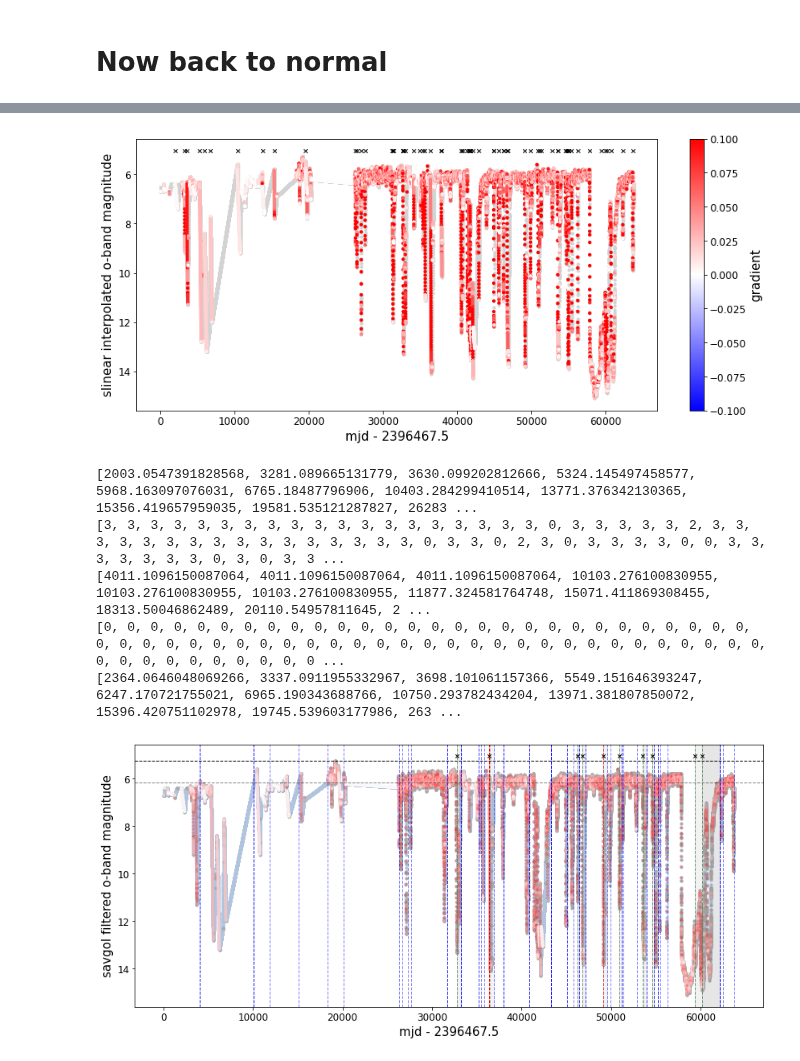
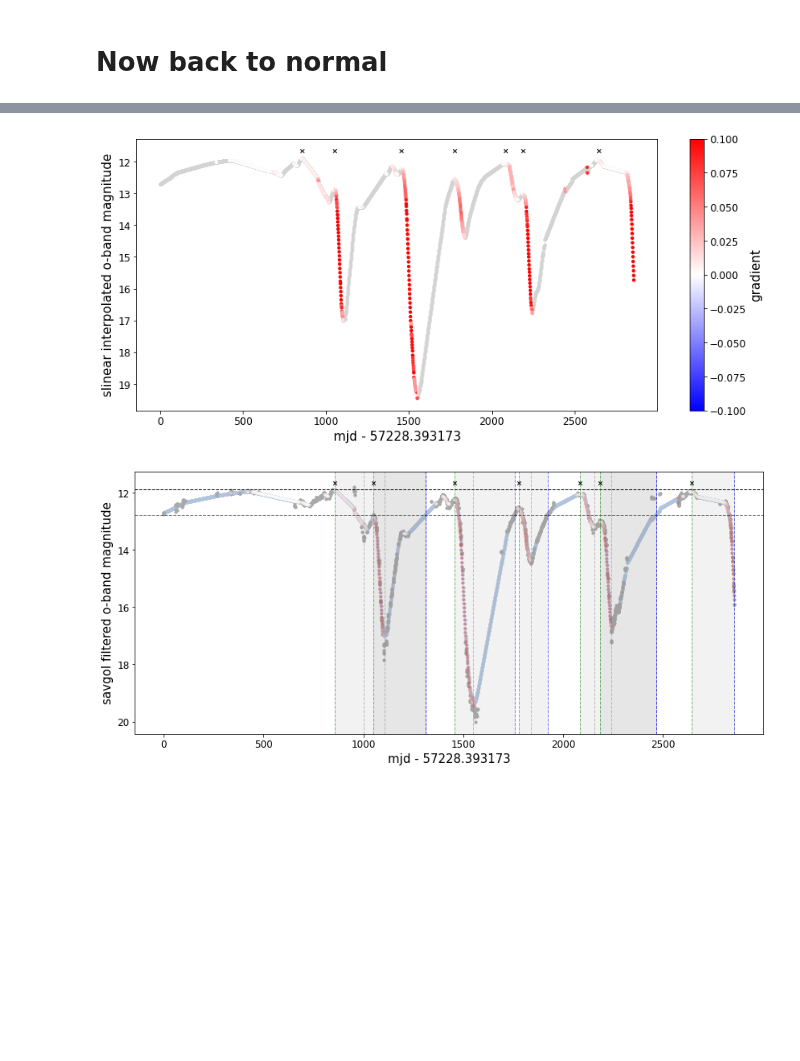
Before and after one commit to courtcraw/Notebooks, a Jupyter notebook: decline_detection.ipynb, the cells around one changed output, grey strips where cells are left out. Saved outputs shown, nothing was run; the diff lists cells and outputs as text; code cells hidden in the pictures; blank space fills up the shorter version.

Commit message:
nov8 - new cleaned up decline code notebook

```diff
--- a/decline_detection.ipynb
+++ b/decline_detection.ipynb
@@ -18,14 +18,16 @@ try Monotone interpolants https://docs.scipy.org/doc/scipy/tutorial/interpolate/
 # %%
 from scipy.interpolate import CubicSpline, PchipInterpolator, Akima1DInterpolator
 # %%
-# https://dsp.stackexchange.com/questions/1676/savitzky-golay-smoothing-filter-for-not-equally-spaced-data
+# https://dsp.stackexchange.com/questions/1676/savitzky-golay-
+#smoothing-filter-for-not-equally-spaced-data
 
 def non_uniform_savgol(x, y, window, polynom):
     """
     Applies a Savitzky-Golay filter to y with non-uniform spacing
     as defined in x
 
-    This is based on https://dsp.stackexchange.com/questions/1676/savitzky-golay-smoothing-filter-for-not-equally-spaced-data
+    This is based on https://dsp.stackexchange.com/questions/1676/
+    savitzky-golay-smoothing-filter-for-not-equally-spaced-data
     The borders are interpolated like scipy.signal.savgol_filter would do
 
     Parameters
@@ -197,12 +179,12 @@ oband
 # %%
-# atlas = pd.read_csv('../data/RCB_LC_FORTESTING/2023-06-15_WISEJ194218.38-203247.5_ATLAS.csv')
+atlas = pd.read_csv('../data/RCB_LC_FORTESTING/2023-06-15_WISEJ194218.38-203247.5_ATLAS.csv')
 # atlas = pd.read_csv('../data/RCB_LC_FORTESTING/2023-06-15_AOHer_ATLAS.csv')
 # atlas = pd.read_csv('../data/RCB_LC_FORTESTING/2023-06-19_ASAS-RCB-14_ATLAS.csv')
 # atlas = pd.read_csv('../data/RCB_LC_FORTESTING/2023-06-19_ASAS-RCB-16_ATLAS.csv')
 # atlas = pd.read_csv('../data/RCB_LC_FORTESTING/2023-06-19_ASAS-RCB-19_ATLAS.csv')
 # atlas = pd.read_csv('../data/RCB_LC_FORTESTING/2023-11-07_ASAS-RCB-21_ATLAS.csv')
 # atlas = pd.read_csv('../data/RCB_LC_FORTESTING/2023-11-07_ASAS-RCB-7_ATLAS.csv')
-atlas = pd.read_csv('../data/RCB_LC_FORTESTING/2023-11-07_EROS2-CG-RCB-10_ATLAS.csv')
+# atlas = pd.read_csv('../data/RCB_LC_FORTESTING/2023-11-07_EROS2-CG-RCB-10_ATLAS.csv')
 atlas
 # %% [output]
 |  | mjd | m | dm | ujy | dujy | f | err | reduced_chi | ra | dec | x | ... |
@@ -428,6 +414,7 @@ plt.show()
 # I think we can use that ATLAS saturates at around 11 mag # r ~ 12.5
 # and limiting mag is ~20
 local_std = np.std((iter_savgol_filtered-savgol_filtered_oband['m']))
+saturation_limit = 0#12
 saturation_mask = []
 halfwidth=5
 for i in range(0,len(iter_savgol_filtered)):
@@ -437,7 +424,7 @@ for i in range(0,len(iter_savgol_filtered)):
         saturation_mask.append(True)
     else:
         variation_window = np.max(np.abs(iter_savgol_filtered[i-halfwidth:i+halfwidth]-savgol_filtered_oband['m'][i-halfwidth:i+halfwidth]))
-        if variation_window > 0.1 and np.mean(savgol_filtered_oband['m'][i-halfwidth:i+halfwidth])<12:
+        if variation_window > 0.1 and np.mean(savgol_filtered_oband['m'][i-halfwidth:i+halfwidth])<saturation_limit:
     #         print('mask me')
             saturation_mask.append(False)
         else:
@@ -599,12 +586,12 @@ mjd_scale = savgol_filtered_oband['mjd'][0]
 # interpolation_function = sp.interpolate.interp1d(np.asarray(savgol_filtered_oband['mjd']-mjd_scale),
 #                                                  np.asarray(iter_savgol_filtered),
 #                                                  kind='cubic')
+interpolation_function = sp.interpolate.interp1d(np.asarray(savgol_filtered_oband['mjd']-mjd_scale),
+                                                 np.asarray(iter_savgol_filtered),
+                                                 kind='linear')
 # interpolation_function = sp.interpolate.interp1d(np.asarray(savgol_filtered_oband['mjd']-mjd_scale),
-#                                                  np.asarray(iter_savgol_filtered),
-#                                                  kind='slinear')
-interpolation_function = sp.interpolate.interp1d(np.asarray(savgol_filtered_oband['mjd']-mjd_scale),
-                                                 np.asarray(savgol_filtered_oband['m']),
-                                                 kind='linear')
+#                                                  np.asarray(savgol_filtered_oband['m']),
+#                                                  kind='linear')
 
 ### attempting monotone interpolants ###
 # interpolation_function = Akima1DInterpolator(np.asarray(savgol_filtered_oband['mjd']-mjd_scale),
@@ -1113,7 +1100,7 @@ plt.clim(-0.1,0.1)
 # plt.savefig('/Users/ccra8514/Desktop/decline_detect',bbox_inches='tight')
 plt.show()
 # %% [output]
-[figure, old version]
+[figure, new version]
 # %%
 plt.figure(figsize=(14,6))
 
@@ -1148,7 +1135,7 @@ for i in range(0,len(resample_time[decline_onset])):
     onset_time = resample_time[decline_onset][i]
     diff_arr = np.abs((savgol_filtered_oband['mjd'][saturation_mask]-mjd_scale)-onset_time)
     if np.min(diff_arr) > 5:
-        if decline_depth[i] > 12-np.min(savgol_filtered_oband['m']):
+        if decline_depth[i] > decline_min_depth:#12-np.min(savgol_filtered_oband['m']):
             plt.axvline(onset_time,color='red',linestyle='--')
             plt.axvline(resample_time[decline_end[i]],color='grey',linestyle='--',alpha=0.5)
 #             plt.axhline(max_light+decline_min_depth+decline_depth[i],color='k',linestyle='--')
@@ -1199,44 +1186,40 @@ for i in range(0,len(resample_time[decline_onset])):
 #         print('reached end of array')
 #         print(xx-1,post_decline_flux[xx-1],post_decline_time[xx-1])
         plt.axvline(post_decline_time[xx-1],color='blue',linestyle='--',alpha=0.5)
         end_arr.append(post_decline_time[xx-1])
         end_flag.append(1)
 
 
-print(onset_arr)
-print(onset_flag)
-print(end_arr)
-print(end_flag)
-print(max_depth_arr)
+# print(onset_arr)
+# print(onset_flag)
+# print(end_arr)
+# print(end_flag)
+# print(max_depth_arr)
 
 plt.scatter(resample_time[decline_onset][np.asarray(onset_flag) != 3],
             np.full(len(resample_time[decline_onset][np.asarray(onset_flag) != 3]),np.min(resample_flux))-0.2,
                     s=20,marker='x',color='k',zorder=3)
 
 # plt.scatter(resample_time[decline_onset],
 #             np.full(len(resample_time[decline_onset]),np.min(resample_flux))-0.2,
 #                     s=20,marker='x',color='k',zorder=3)
 
 for i in range(0,len(onset_arr)):
     if onset_flag[i] != 3:
         plt.axvspan(onset_arr[i], end_arr[i], alpha=0.1, color='grey')
 
 
 
 plt.gca().invert_yaxis()
 plt.xlabel('mjd - '+str(mjd_scale))
 plt.ylabel('savgol filtered o-band magnitude')
 # plt.colorbar(label='edge detect')
 # plt.clim(-0.1,0.1)
 # plt.savefig('/Users/ccra8514/Desktop/decline_detect',bbox_inches='tight')
+# plt.xlim(60000,80000)
 plt.show()
 # %% [output]
-[2003.0547391828568, 3281.089665131779, 3630.099202812666, 5324.145497458577, 5968.163097076031, 6765.18487796906, 10403.284299410514, 13771.376342130365, 15356.419657959035, 19581.535121287827, 26283 ...
-[3, 3, 3, 3, 3, 3, 3, 3, 3, 3, 3, 3, 3, 3, 3, 3, 3, 3, 3, 0, 3, 3, 3, 3, 3, 2, 3, 3, 3, 3, 3, 3, 3, 3, 3, 3, 3, 3, 3, 3, 3, 3, 0, 3, 3, 0, 2, 3, 0, 3, 3, 3, 3, 0, 0, 3, 3, 3, 3, 3, 3, 3, 0, 3, 0, 3, 3 ...
-[4011.1096150087064, 4011.1096150087064, 4011.1096150087064, 10103.276100830955, 10103.276100830955, 10103.276100830955, 11877.324581764748, 15071.411869308455, 18313.50046862489, 20110.54957811645, 2 ...
-[0, 0, 0, 0, 0, 0, 0, 0, 0, 0, 0, 0, 0, 0, 0, 0, 0, 0, 0, 0, 0, 0, 0, 0, 0, 0, 0, 0, 0, 0, 0, 0, 0, 0, 0, 0, 0, 0, 0, 0, 0, 0, 0, 0, 0, 0, 0, 0, 0, 0, 0, 0, 0, 0, 0, 0, 0, 0, 0, 0, 0, 0, 0, 0, 0, 0, 0 ...
-[2364.0646048069266, 3337.0911955332967, 3698.101061157366, 5549.151646393247, 6247.170721755021, 6965.190343688766, 10750.293782434204, 13971.381807850072, 15396.420751102978, 19745.539603177986, 263 ...
-[figure, old version]
+[figure, new version]
 # %%
 def return_arr_to_orig(time_array):
     return_arr = []
```
Also changed, not shown: parts of 72 cells of this notebook, 2 other files.
